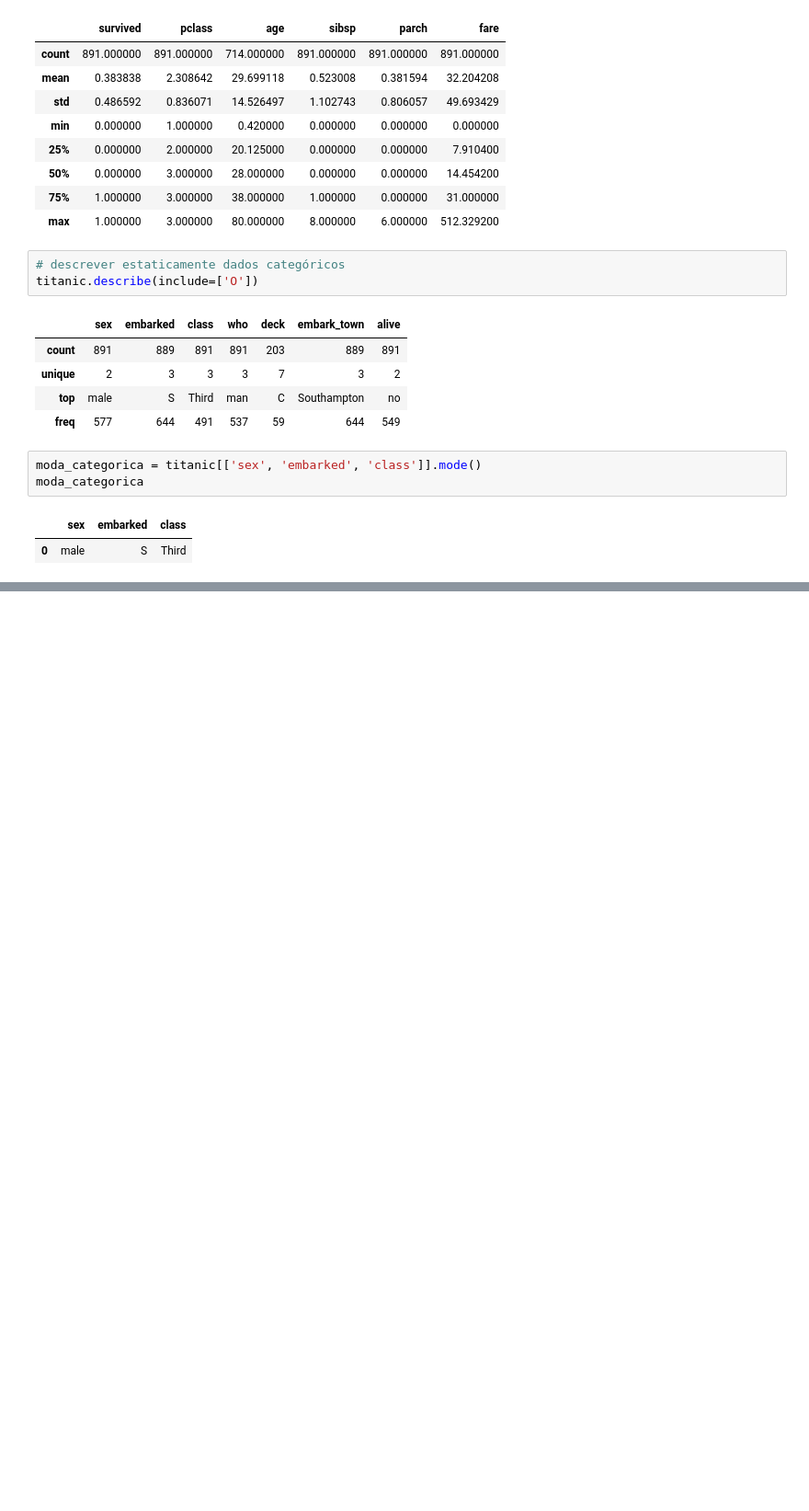
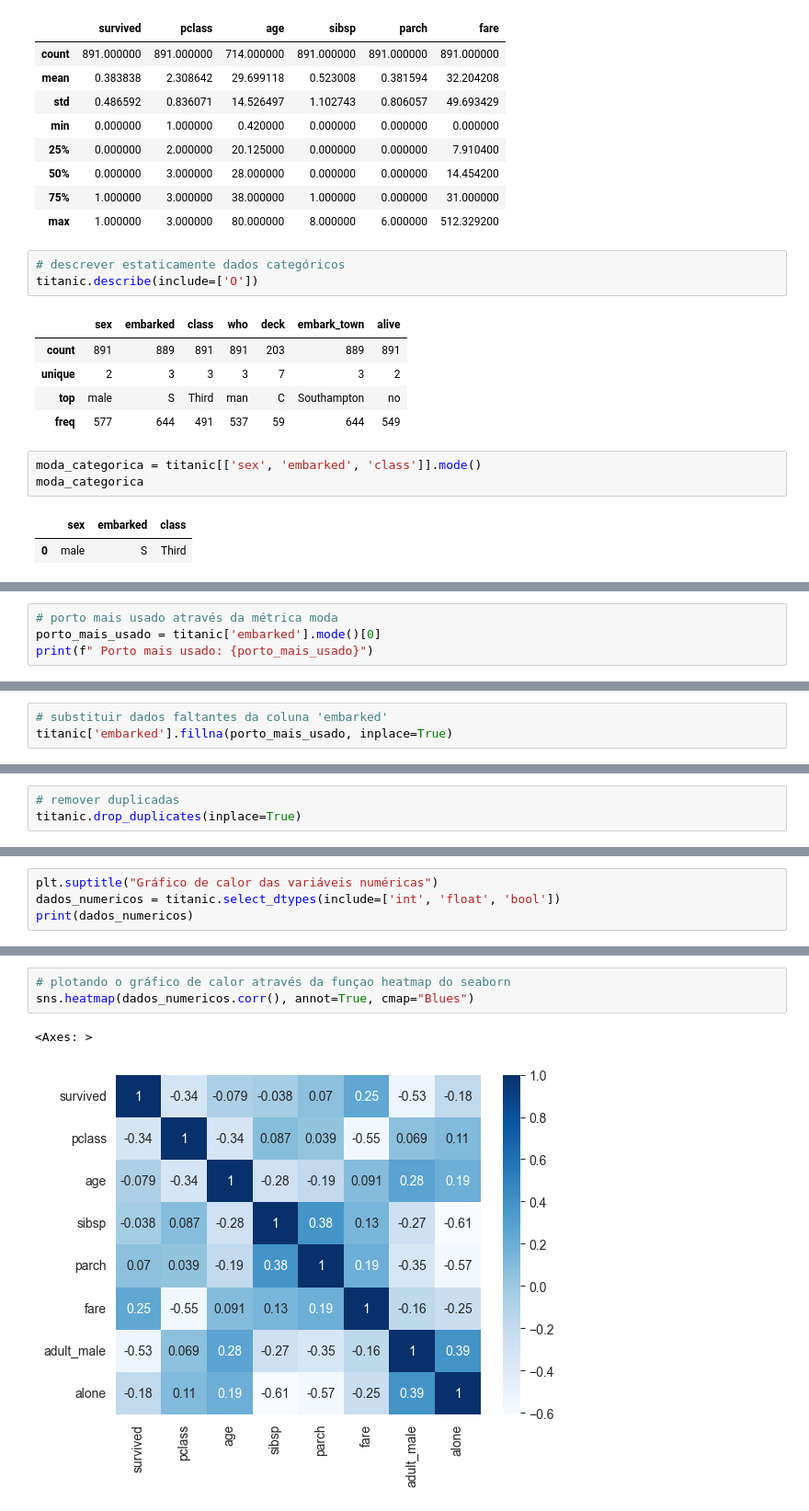
Before and after one commit to mariotlemes/pos-NLP, a Jupyter notebook: src/preliminar/python_para_processamento_dados_estudo_de_caso.ipynb, the cells around one changed output, grey strips where cells are left out. Shown at 92% size. Saved outputs shown, nothing was run; the diff lists cells and outputs as text; blank space fills up the shorter version.

```diff
--- a/src/preliminar/python_para_processamento_dados_estudo_de_caso.ipynb
+++ b/src/preliminar/python_para_processamento_dados_estudo_de_caso.ipynb
@@ -72,0 +138,4 @@ moda_categorica
+# %%
+# porto mais usado através da métrica moda
+porto_mais_usado = titanic['embarked'].mode()[0]
+print(f" Porto mais usado: {porto_mais_usado}")
@@ -72,0 +144,3 @@ moda_categorica
+# %%
+# substituir dados faltantes da coluna 'embarked'
+titanic['embarked'].fillna(porto_mais_usado, inplace=True)
@@ -72,0 +169,3 @@ moda_categorica
+# %%
+# remover duplicadas
+titanic.drop_duplicates(inplace=True)
@@ -72,0 +179,4 @@ moda_categorica
+# %%
+plt.suptitle("Gráfico de calor das variáveis numéricas")
+dados_numericos = titanic.select_dtypes(include=['int', 'float', 'bool'])
+print(dados_numericos)
@@ -72,0 +199,6 @@ moda_categorica
+# %%
+# plotando o gráfico de calor através da funçao heatmap do seaborn
+sns.heatmap(dados_numericos.corr(), annot=True, cmap="Blues")
+# %% [output]
+<Axes: >
+[figure, added]
```
Also changed, not shown: parts of 14 cells of this notebook.
